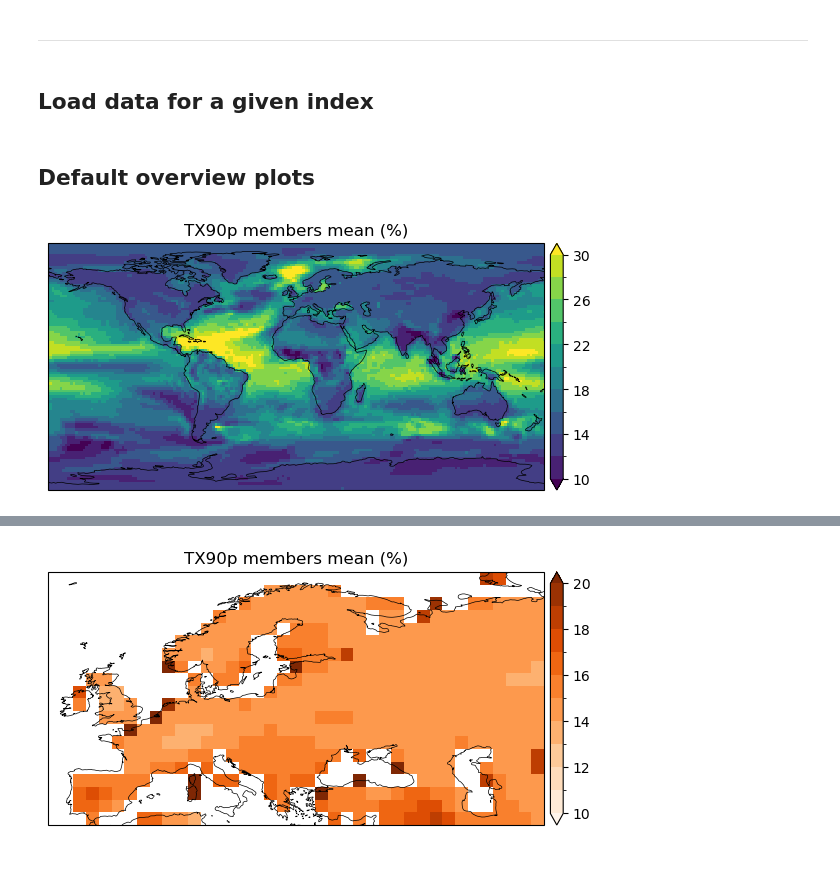
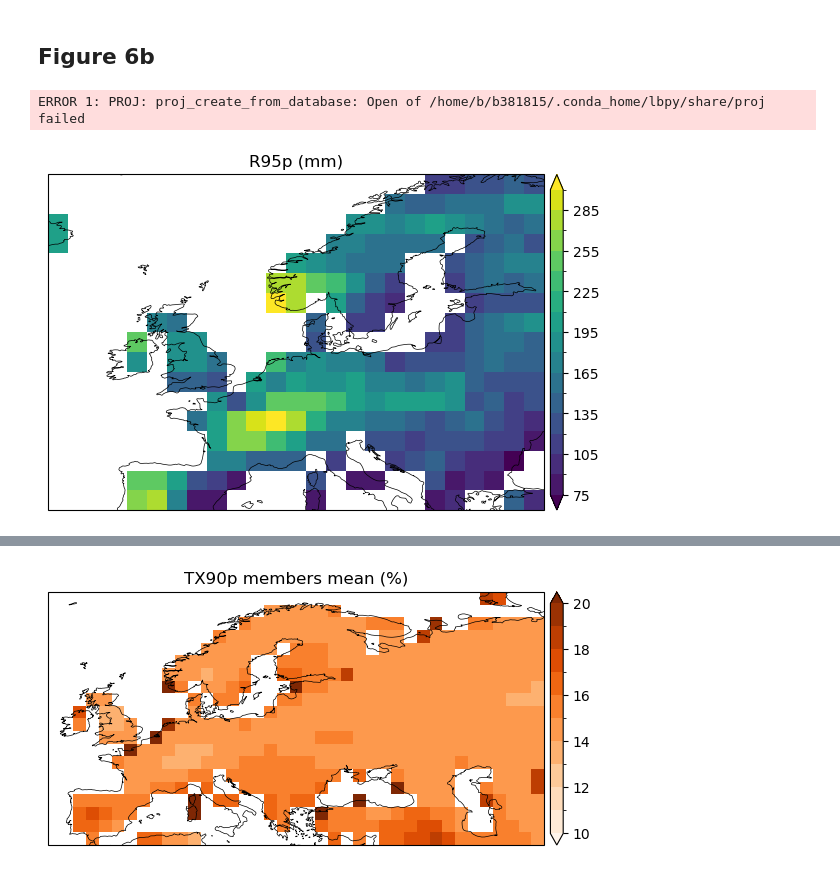
Before and after one commit to lukasbrunner/etccdi_internal_variability, a Jupyter notebook: code/interactive.ipynb, the cells around one changed output, grey strips where cells are left out. Cells and saved outputs as stored; diff of their text form; code cells hidden in the pictures.

Commit message:
refactoring and data update

```diff
--- a/code/interactive.ipynb
+++ b/code/interactive.ipynb
@@ -16,28 +1,17 @@ plot_map_base(eu_min, cmap='Oranges', levels=range(10, 21, 1), extend='both');
 # %% [markdown]
----
+## Figure 6b
 # %%
-import numpy as np
-import matplotlib.pyplot as plt
-import cartopy.crs as ccrs
-
-from io_functions import load_data
-from core_functions import (
-    aggregate_members,
-    mask_domain,
-    cut_region,
-    get_representative_member,
-    aggregate_area
-)
-from mapplot_functions import plot_map_base
-from boxplot_functions import plot_box_base
+from core.io_functions import load_data
+from core.core_functions import mask_domain, cut_region, get_representative_member
+from core.mapplot_functions import plot_map_base
+# %% [output]
+ERROR 1: PROJ: proj_create_from_database: Open of /home/b/b381815/.conda_home/lbpy/share/proj failed
-# %% [markdown]
-## Load data for a given index
 # %%
-da = load_data('tx90p')
+da = load_data('r95p')
+da = cut_region(da, lon_bounds=[-15, 30], lat_bounds=[40, 70])
+da = mask_domain(da, mask='ocean')
-# %% [markdown]
-## Default overview plots
 # %%
-tmp = aggregate_members(da)  # defaults to member mean
-plot_map_base(tmp);
+tmp = get_representative_member(da, select_by='max')  # member with highest regional mean
+plot_map_base(tmp, levels=range(75, 301, 15));
 # %% [output]
-[figure, old version]
+[figure, new version]
```
Also changed, not shown: parts of 13 cells of this notebook, 46 other files.
